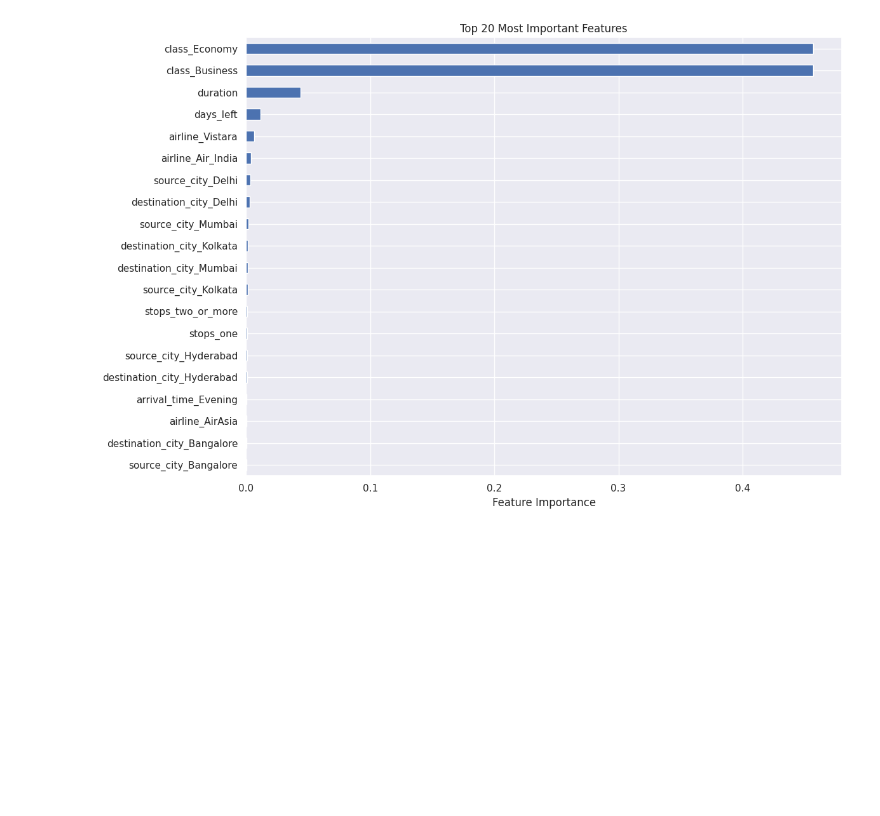
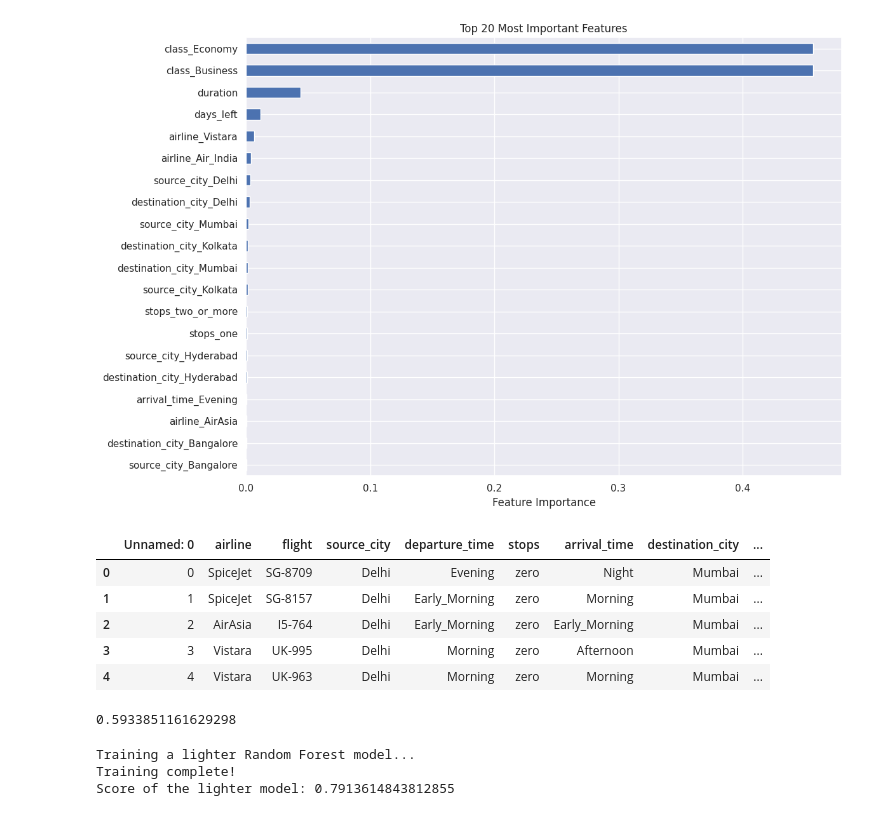
Before and after one commit to kasimkhan06/Machine-Learning-Projects, a Jupyter notebook: Flight Price Prediction/train.ipynb, the cells around one changed output. Saved outputs shown, nothing was run; the diff lists cells and outputs as text; code cells hidden in the pictures; blank space fills up the shorter version.

Commit message:
made changes to wine and flight dataset

```diff
--- a/Flight Price Prediction/train.ipynb
+++ b/Flight Price Prediction/train.ipynb
@@ -169,3 +168,14 @@ plt.tight_layout()
 plt.show()
 # %% [output]
 [figure]
+# %%
+df = pd.read_csv('data/Clean_Dataset.csv')
+# %%
+df.head()
+# %% [output]
+|  | Unnamed: 0 | airline | flight | source_city | departure_time | stops | arrival_time | destination_city | ... |
+| 0 | 0 | SpiceJet | SG-8709 | Delhi | Evening | zero | Night | Mumbai | ... |
+| 1 | 1 | SpiceJet | SG-8157 | Delhi | Early_Morning | zero | Morning | Mumbai | ... |
+| 2 | 2 | AirAsia | I5-764 | Delhi | Early_Morning | zero | Early_Morning | Mumbai | ... |
+| 3 | 3 | Vistara | UK-995 | Delhi | Morning | zero | Afternoon | Mumbai | ... |
+| 4 | 4 | Vistara | UK-963 | Delhi | Morning | zero | Morning | Mumbai | ... |
@@ -171,0 +218,31 @@ plt.show()
+# %%
+from sklearn.linear_model import LinearRegression
+lr = LinearRegression()
+lr.fit(X_train_transformed , y_train)
+lr.score(X_test_transformed , y_test)
+# %% [output]
+0.5933851161629298
+# %%
+from sklearn.ensemble import RandomForestRegressor
+
+# Create a much "lighter" version of the model for testing
+rf_light = RandomForestRegressor(
+    n_estimators=50,      # Start with a much smaller number of trees
+    max_depth=10,         # Limit the depth of each tree
+    n_jobs=-1,            # Use all cores (this is fine now for one model)
+    random_state=42
+)
+
+print("Training a lighter Random Forest model...")
+# Now try to fit this lighter model
+rf_light.fit(X_train_transformed, y_train)
+
+print("Training complete!")
+
+# Check the score
+score = rf_light.score(X_test_transformed, y_test)
+print(f"Score of the lighter model: {score}")
+# %% [output]
+Training a lighter Random Forest model...
+Training complete!
+Score of the lighter model: 0.7913614843812855
```
Also changed, not shown: parts of 9 cells of this notebook, 1 other file.
